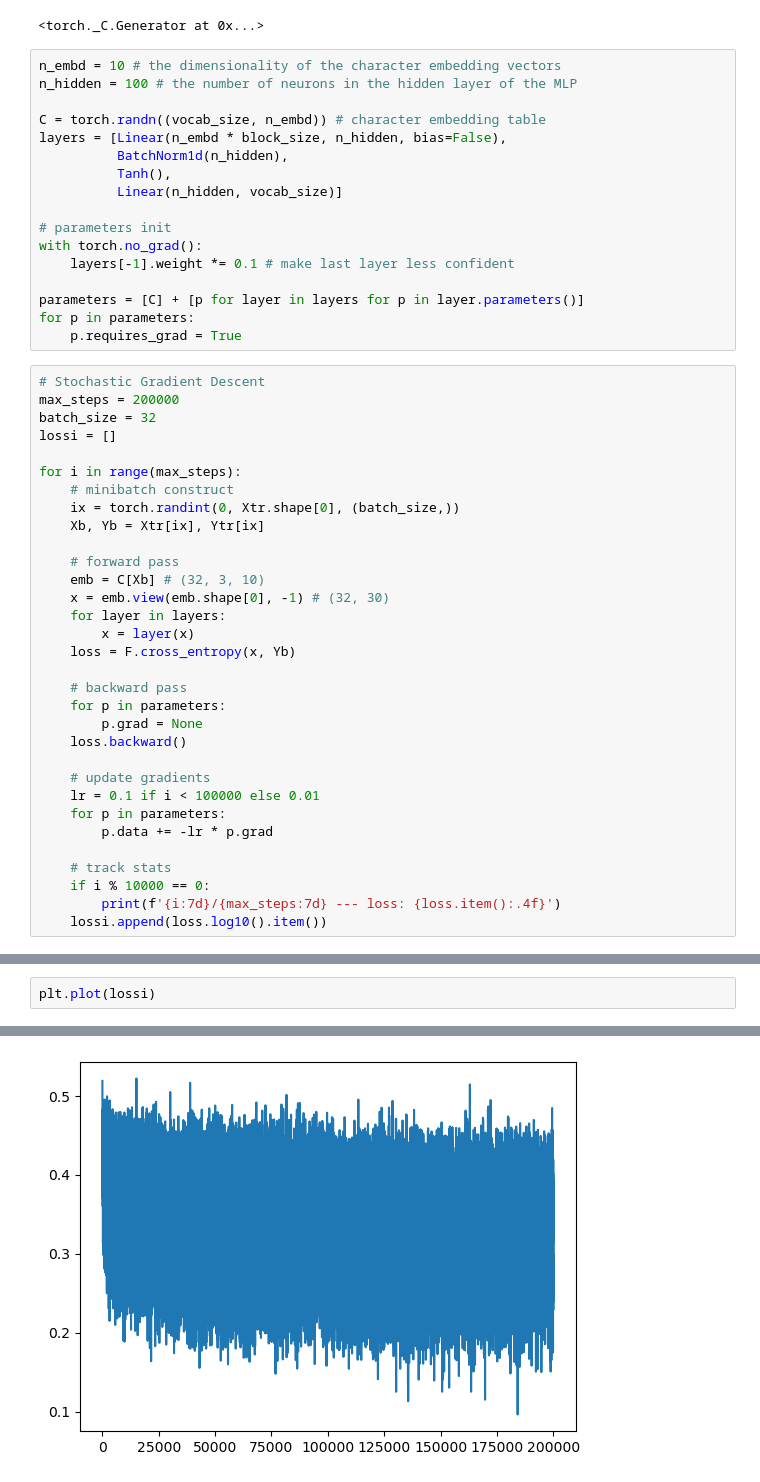
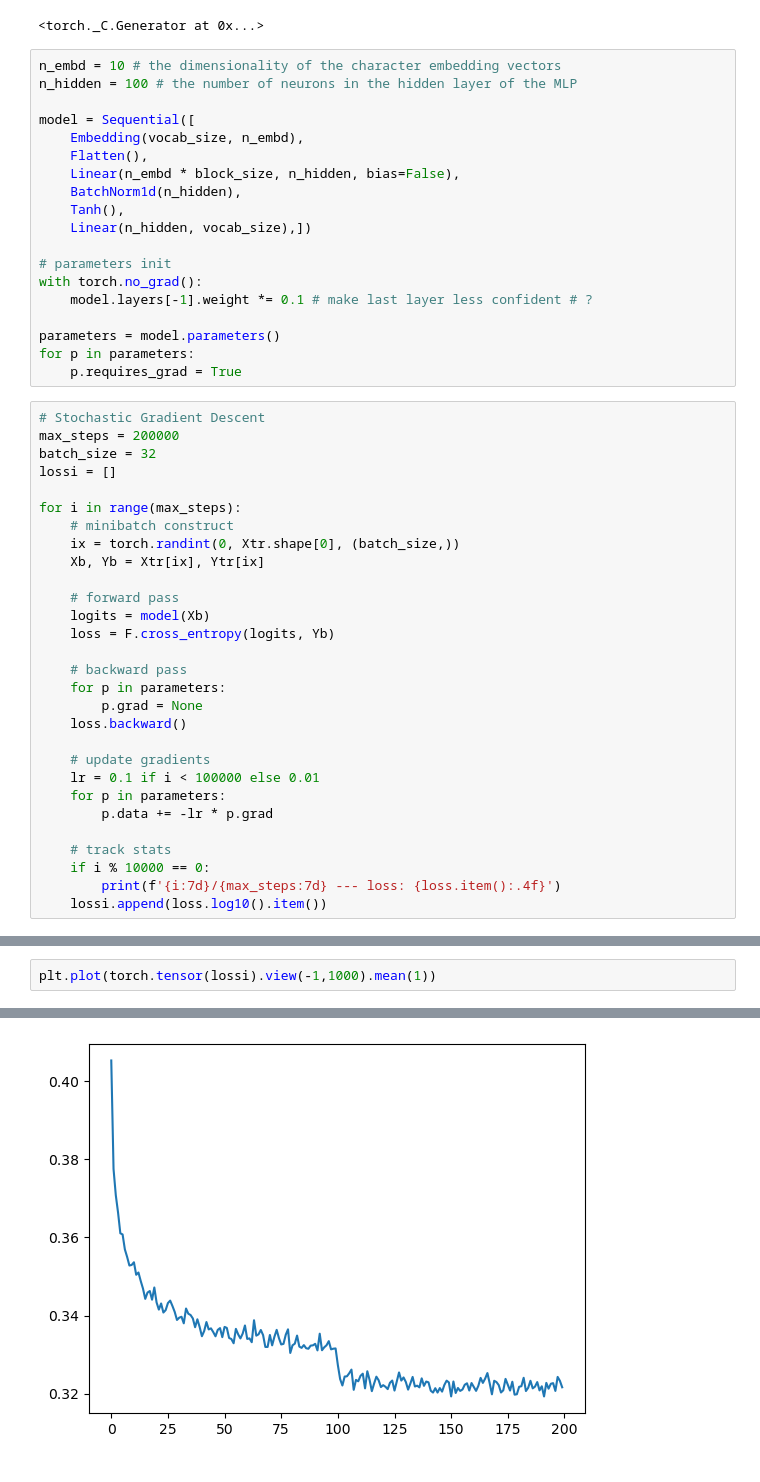
Before and after one commit to timh5011/llm-from-scratch, a Jupyter notebook: makemore/scratchpad_wavenet.ipynb, the cells around one changed output, grey strips where cells are left out. Saved outputs shown, nothing was run; the diff lists cells and outputs as text.

Commit message:
@17:37. final state of mlp architecture with pytorch sequential container. now scaling up to wavenet cnn

```diff
--- a/makemore/scratchpad_wavenet.ipynb
+++ b/makemore/scratchpad_wavenet.ipynb
@@ -121,17 +158,19 @@ torch.manual_seed(42)
 n_embd = 10 # the dimensionality of the character embedding vectors
 n_hidden = 100 # the number of neurons in the hidden layer of the MLP
 
-C = torch.randn((vocab_size, n_embd)) # character embedding table
-layers = [Linear(n_embd * block_size, n_hidden, bias=False),
-          BatchNorm1d(n_hidden),
-          Tanh(),
-          Linear(n_hidden, vocab_size)]
+model = Sequential([
+    Embedding(vocab_size, n_embd),
+    Flatten(),
+    Linear(n_embd * block_size, n_hidden, bias=False),
+    BatchNorm1d(n_hidden),
+    Tanh(),
+    Linear(n_hidden, vocab_size),])
 
 # parameters init
 with torch.no_grad():
-    layers[-1].weight *= 0.1 # make last layer less confident
+    model.layers[-1].weight *= 0.1 # make last layer less confident # ?
 
-parameters = [C] + [p for layer in layers for p in layer.parameters()]
+parameters = model.parameters()
 for p in parameters:
     p.requires_grad = True
 # %%
@@ -146,11 +185,8 @@ for i in range(max_steps):
     Xb, Yb = Xtr[ix], Ytr[ix]
 
     # forward pass
-    emb = C[Xb] # (32, 3, 10)
-    x = emb.view(emb.shape[0], -1) # (32, 30)
-    for layer in layers:
-        x = layer(x)
-    loss = F.cross_entropy(x, Yb)
+    logits = model(Xb)
+    loss = F.cross_entropy(logits, Yb)
 
     # backward pass
     for p in parameters:
@@ -190,7 +226,7 @@ for i in range(max_steps):
 # %%
-plt.plot(lossi)
+plt.plot(torch.tensor(lossi).view(-1,1000).mean(1))
 # %% [output]
 [<matplotlib.lines.Line2D at 0x...>]
-[figure, old version]
+[figure, new version]
 # %%
 # put layers into eval mode
```
Also changed, not shown: parts of 5 cells of this notebook.
